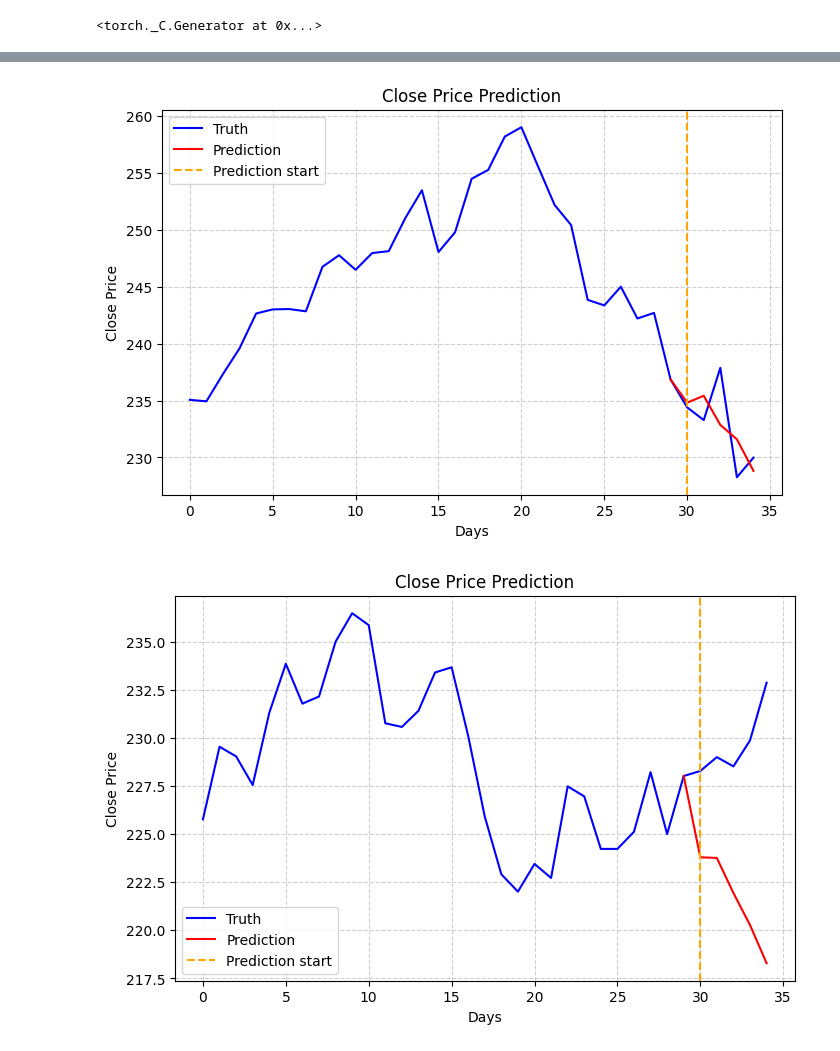
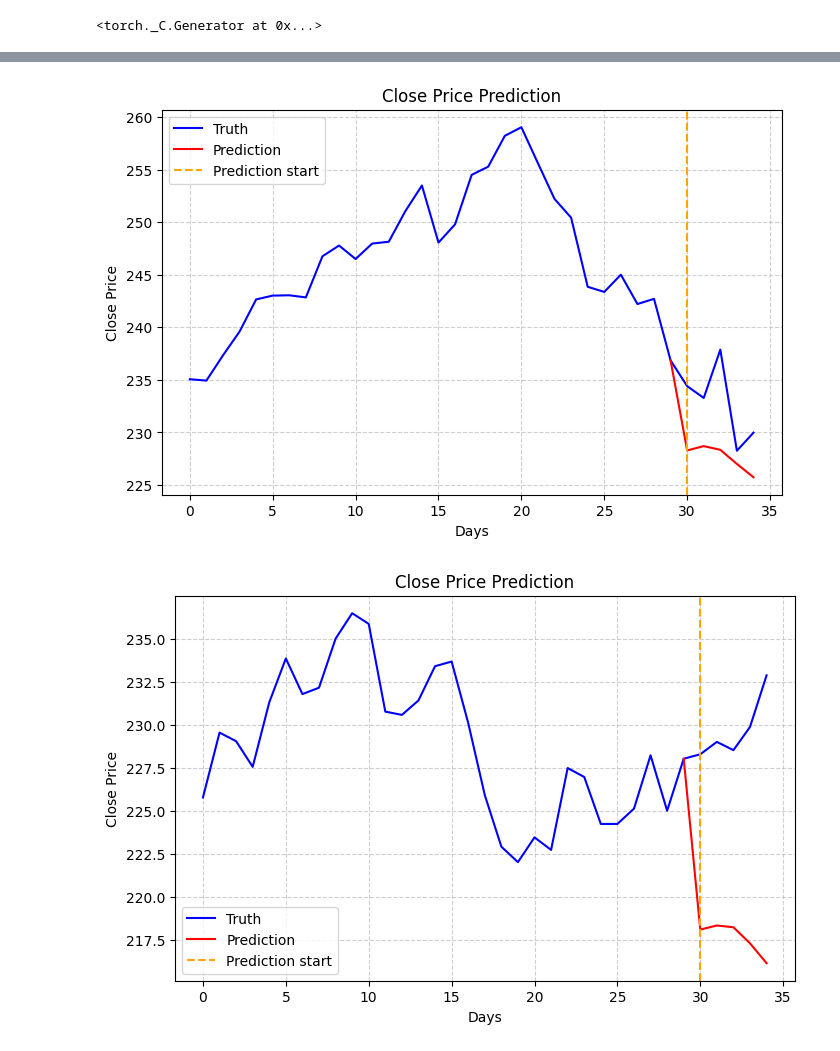
Before and after one commit to amazovetskii/LSTM_Market_Prediction, a Jupyter notebook: lstm.ipynb, the cells around one changed output, grey strips where cells are left out. Drawn from its saved outputs; the diff is of its cells as text; code cells hidden in the pictures.

```diff
--- a/lstm.ipynb
+++ b/lstm.ipynb
@@ -85,7 +56,7 @@ test_loader = DataLoader(test_dataset, batch_size=64, shuffle=False)
 # %%
 device = torch.device("mps" if torch.mps.is_available() else "cpu")
 
-n_epochs = 20
+n_epochs = 5
 plot_gradients = True
 
 model = LSTM(
@@ -104,7 +75,7 @@ optimizer = torch.optim.Adam(model.parameters(), lr=1e-3,)
 scheduler = lr_scheduler.StepLR(optimizer, step_size=20, gamma=0.5)
 
 train_losses = []
-val_losses = []
+test_losses = []
 early_stopping = EarlyStopping(patience=5, min_delta=0.001)
 
 for epoch in range(n_epochs):
@@ -113,6 +84,7 @@ for epoch in range(n_epochs):
     total_loss = 0
     _batch_counter = 0 # used to show gradients only once
     for X_batch, y_batch in train_loader:
+
         optimizer.zero_grad()
 
         X_batch, y_batch = X_batch.to(device), y_batch.to(device)
@@ -147,26 +119,19 @@ for epoch in range(n_epochs):
     avg_val_loss = total_val_loss / len(test_loader)
 
     train_losses.append(avg_train_loss)
-    val_losses.append(avg_val_loss)
+    test_losses.append(avg_val_loss)
 
     if (epoch+1) % 5 == 0:
         print(f"Epoch [{epoch+1}/{n_epochs}], Train loss: {avg_train_loss:.6f}, Validation loss: {avg_val_loss:.6f}")
 
     # ---- Early stopping ----
-    # early_stopping(avg_val_loss, model)
-    # if early_stopping.early_stop:
-    #     print(f"Best loss: {early_stopping.best_loss}")
-    #     model.load_state_dict(torch.load("model_weights.pt"))  # restore best weights
-    #     break
+    early_stopping(avg_val_loss, model)
+    if early_stopping.early_stop:
+        print(f"Best loss: {early_stopping.best_loss}")
+        model.load_state_dict(torch.load("model_weights.pt"))  # restore best weights
+        break
 
 
-plt.plot(train_losses, label="Train Loss")
-plt.plot(val_losses, label="Test Loss")
-plt.xlabel("Epoch")
-plt.ylabel("Loss")
-plt.title("Training vs Test Loss")
-plt.legend()
-plt.grid(True)
-plt.show()
+vis.plot_losses(train_losses, test_losses)
 # %% [output]
 [figure]
@@ -178,19 +140,4 @@ Epoch [20/20], Train loss: 0.008435, Validation loss: 0.021580
 # %%
-n_images = 10
-for n in range(1, n_images+1):
-    end_of_window = -window_size*(n-1)
-    visualisation_set = data_np[-window_size*n:None if end_of_window == 0 else end_of_window]
-
-    context = torch.tensor(visualisation_set[:lookback_days], dtype=torch.float32).unsqueeze(0).to(device)
-
-    model.eval()
-    with torch.no_grad():
-        outputs = model(context).cpu().numpy()[0, :].reshape(-1, 1)
-
-    vis_close_scaled = visualisation_set[:, 3].reshape(-1, 1)
-    vis_close = scalers["Close"].inverse_transform(vis_close_scaled).squeeze()
-
-    pred_close = scalers["Close"].inverse_transform(outputs).squeeze()
-
-    vis.plot_predictions(vis_close, pred_close, save_to_examples=False)
+testing = Testing(model, device)
+testing.get_n_last_prediction_windows(data_preprocessor.data_np, 10, lookback_days, future_days, scalers, "Close")
 # %% [output]
@@ -201,2 +148,2 @@ for n in range(1, n_images+1):
-[figure, old version]
+[figure, new version]
-[figure, old version]
+[figure, new version]
```
Also changed, not shown: parts of 7 cells of this notebook, 6 other files.
